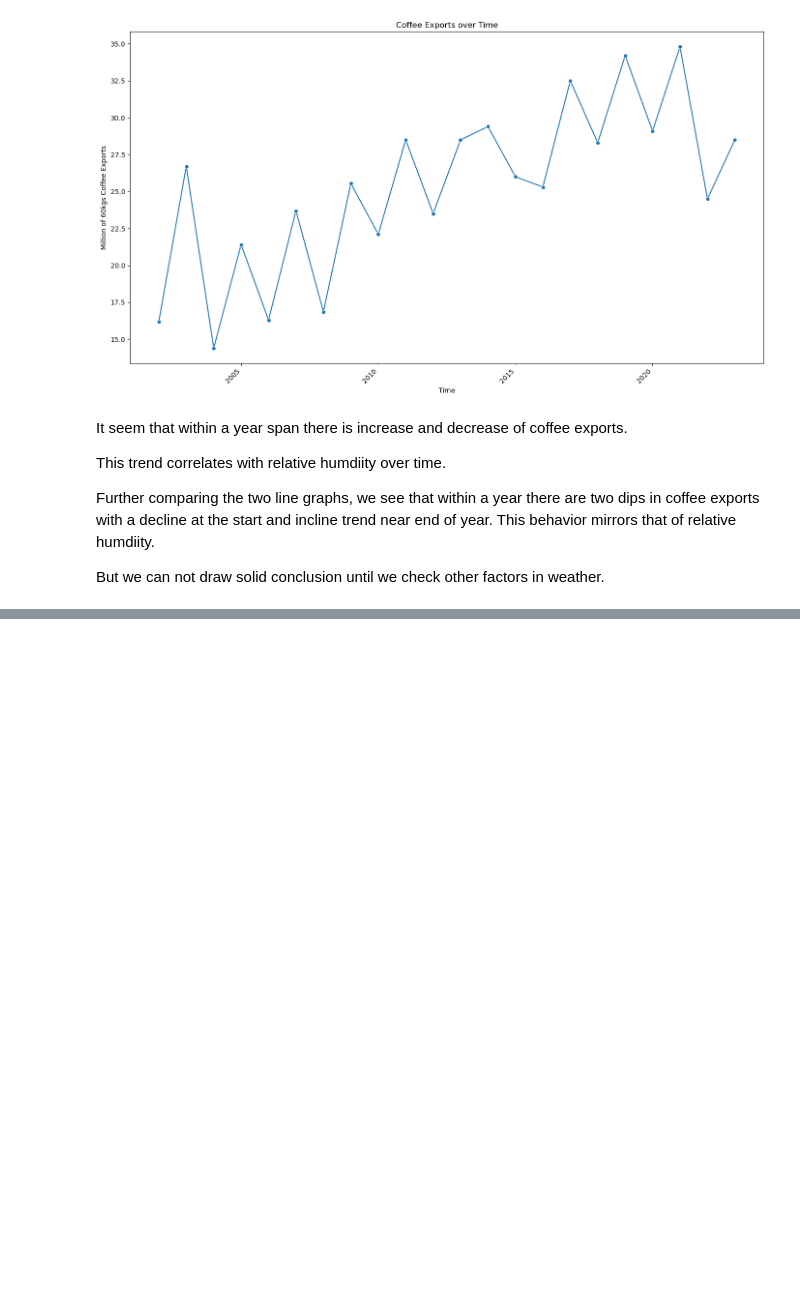
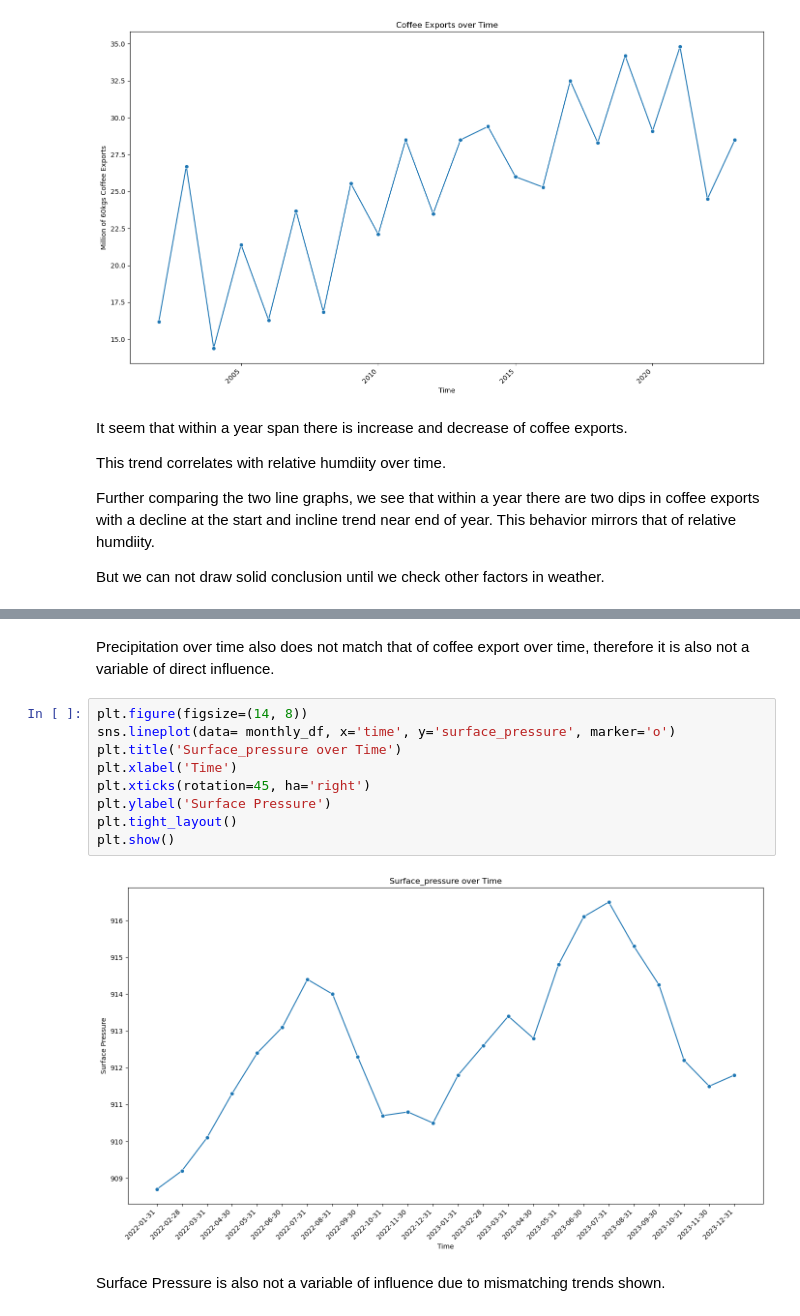
Before and after one commit to jweng8900/TLAB--Weather_API, a Jupyter notebook: notebooks/explore_weather.ipynb, the cells around one changed output, grey strips where cells are left out. Drawn from its saved outputs; the diff is of its cells as text; blank space fills up the shorter version.

```diff
--- a/notebooks/explore_weather.ipynb
+++ b/notebooks/explore_weather.ipynb
@@ -105,0 +132,15 @@ But we can not draw solid conclusion until we check other factors in weather.
+# %% [markdown]
+Precipitation over time also does not match that of coffee export over time, therefore it is also not a variable of direct influence.
+# %%
+plt.figure(figsize=(14, 8))
+sns.lineplot(data= monthly_df, x='time', y='surface_pressure', marker='o')
+plt.title('Surface_pressure over Time')
+plt.xlabel('Time')
+plt.xticks(rotation=45, ha='right')
+plt.ylabel('Surface Pressure')
+plt.tight_layout()
+plt.show()
+# %% [output]
+[figure, added]
+# %% [markdown]
+Surface Pressure is also not a variable of influence due to mismatching trends shown.
```
Also changed, not shown: parts of 5 cells of this notebook.
